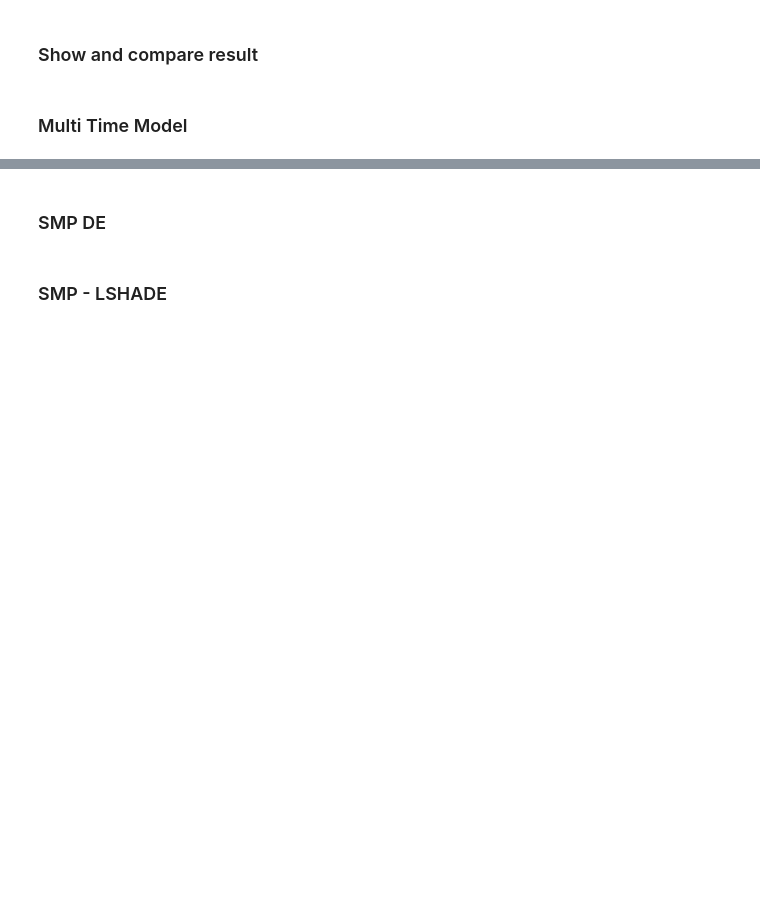
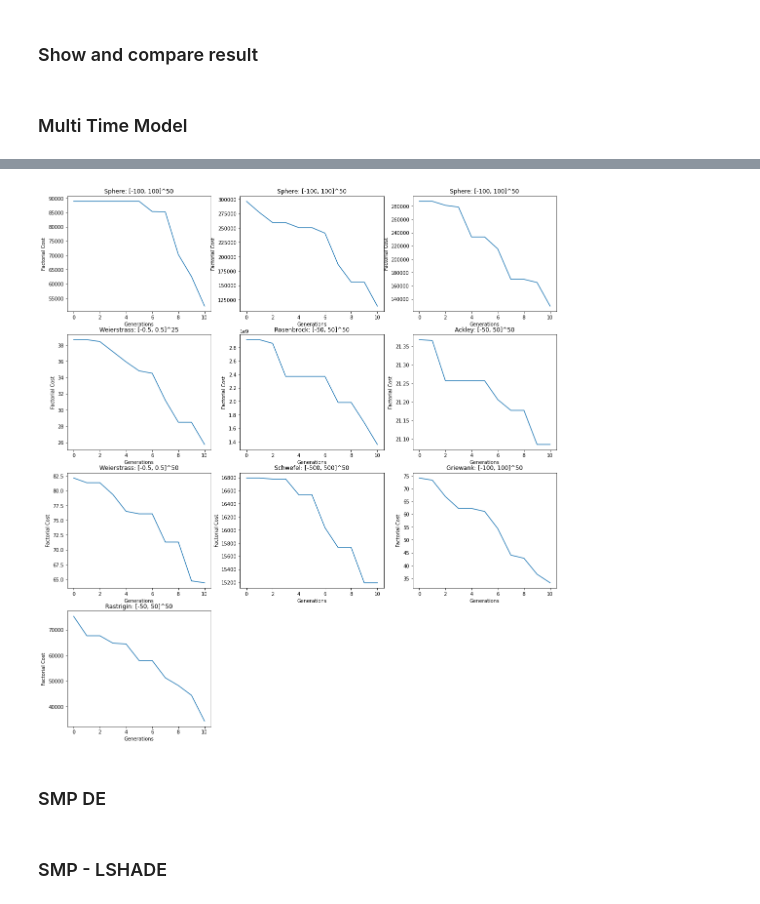
Before and after one commit to KM-MSO/MFEA_MSO, a Jupyter notebook: 7_multi_run.ipynb, the cells around one changed output, grey strips where cells are left out. Drawn from its saved outputs; the diff is of its cells as text; code cells hidden in the pictures; blank space fills up the shorter version.

```diff
--- a/7_multi_run.ipynb
+++ b/7_multi_run.ipynb
@@ -226,16 +226,17 @@ smpModel.compile(
     mutation= GaussMutation(scale= 0.1),
     # mutation = GMMScale(alpha = 3, lenMem= 20, default_scale= 0.5),
     selection= ElitismSelection(random_percent= 0.),
+    search = SHADE(),
     attr_tasks = ['crossover', 'mutation'],
 
 )
 smpModel.fit(
-    nb_generations= 1000, nb_inds_each_task= 100, nb_inds_min= 30,
+    nb_generations= 10, nb_inds_each_task= 100, nb_inds_min= 30,
     lr = 0.15, p_const_intra= 0.0, p_mutate= 0.1,prob_search = 0.0,
     nb_epochs_stop= 1500,
     evaluate_initial_skillFactor= True
 )
 smpModel.run(
-    nb_run= 30,
+    nb_run= 1,
     save_path= './RESULTS/result/MFEA_cec17_final.mso'
 )
@@ -242,3 +250,7 @@ smpModel.run(
+# %%
+smpModel.render_history()
+# %% [output]
+[figure, added]
 # %%
 smpModel.print_result(['history_cost'])
 # %%
```
Also changed, not shown: parts of 4 cells of this notebook, 1 other file.
